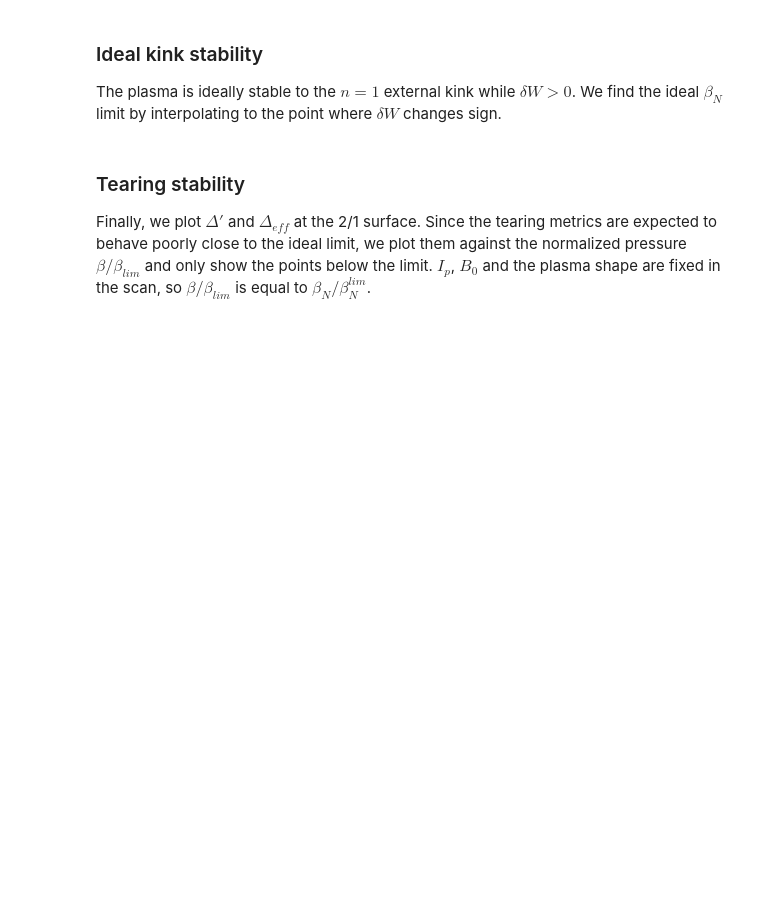
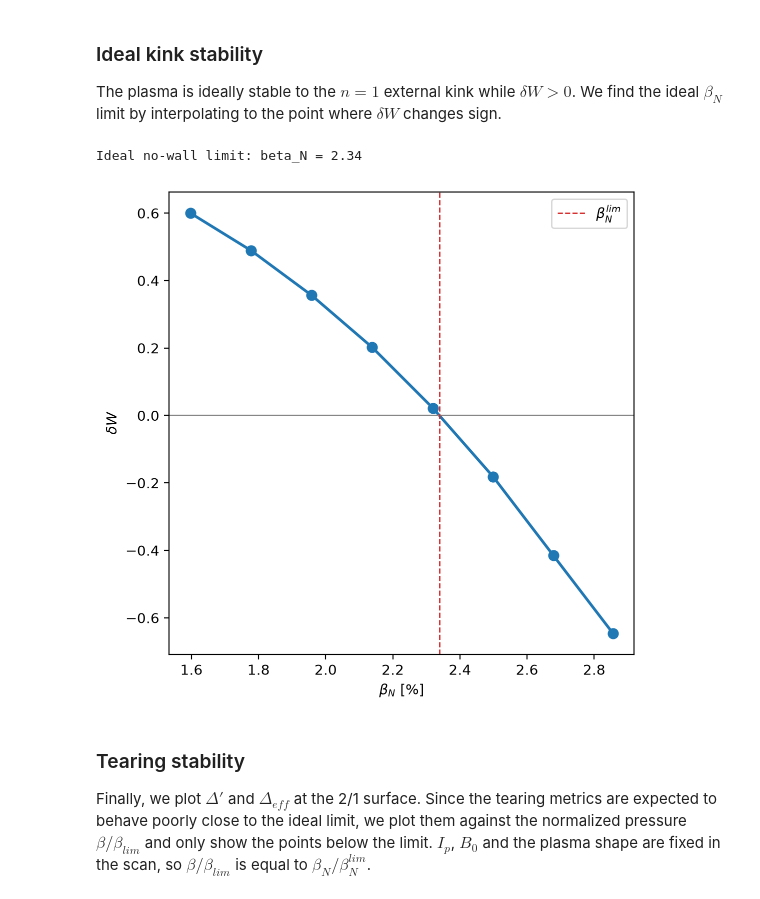
Before and after one commit to Next-Step-Fusion/plasma-limits, a Jupyter notebook: examples/GPEC_Coupling/kink_tearing_stability.ipynb, the cells around one changed output. Drawn from its saved outputs; the diff is of its cells as text; code cells hidden in the pictures; blank space fills up the shorter version.

```diff
--- a/examples/GPEC_Coupling/kink_tearing_stability.ipynb
+++ b/examples/GPEC_Coupling/kink_tearing_stability.ipynb
@@ -246,15 +314,18 @@ We now loop over a range of pressure fractions. The first point takes a few minu
 # %%
+def run_scan(fractions, wall=None, scan_name='nowall'):
+    scan_results = []
+    for fraction in fractions:
+        try:
+            scan_results.append(evaluate_point(fraction, wall, scan_name))
+        except Exception as exc:
+            print('Skipping fraction = {0:.2f}: {1}'.format(fraction, exc))
+    if not scan_results:
+        raise RuntimeError('All points in the pressure scan failed, check the messages above for the TokaMaker or GPEC error.')
+
+    results = pd.DataFrame(scan_results).sort_values('beta_n').reset_index(drop=True)
+    results['delta_eff'] = results['delta_prime'] - results['delta_crit']
+    return results
+
 fractions = np.linspace(1.0, 1.8, 8)
-
-scan_results = []
-for fraction in fractions:
-    try:
-        scan_results.append(evaluate_point(fraction))
-    except Exception as exc:
-        print('Skipping fraction = {0:.2f}: {1}'.format(fraction, exc))
-if not scan_results:
-    raise RuntimeError('All points in the pressure scan failed, check the messages above for the TokaMaker or GPEC error.')
-
-results = pd.DataFrame(scan_results)
-results['delta_eff'] = results['delta_prime'] - results['delta_crit']
+results = run_scan(fractions)
 results
@@ -263,24 +476,29 @@ results
 
 The plasma is ideally stable to the $n=1$ external kink while $\delta W > 0$. We find the ideal $\beta_N$ limit by interpolating to the point where $\delta W$ changes sign.
 # %%
-results = results.sort_values('beta_n').reset_index(drop=True)
-beta_n, dW = results['beta_n'].to_numpy(), results['dW'].to_numpy()
+def find_beta_limit(results):
+    beta_n, dW = results['beta_n'].to_numpy(), results['dW'].to_numpy()
+    sign_change = np.where(np.diff(np.sign(dW)) != 0)[0]
+    if sign_change.size == 0:
+        return None
+    i = sign_change[0]
+    return beta_n[i] - dW[i]*(beta_n[i+1]-beta_n[i])/(dW[i+1]-dW[i])
 
-beta_limit = None
-sign_change = np.where(np.diff(np.sign(dW)) != 0)[0]
-if sign_change.size > 0:
-    i = sign_change[0]
-    beta_limit = beta_n[i] - dW[i]*(beta_n[i+1]-beta_n[i])/(dW[i+1]-dW[i])
+beta_limit = find_beta_limit(results)
+if beta_limit is not None:
     print('Ideal no-wall limit: beta_N = {0:.2f}'.format(beta_limit))
 
 fig, ax = plt.subplots(1,1)
-ax.plot(beta_n, dW, 'o-')
+ax.plot(results['beta_n'], results['dW'], 'o-')
 ax.axhline(0.0, color='gray', linewidth=0.8)
 if beta_limit is not None:
     ax.axvline(beta_limit, color='tab:red', linestyle='--', linewidth=1.0, label=r'$\beta_N^{lim}$')
     ax.legend()
 ax.set_xlabel(r'$\beta_N$ [%]')
 _ = ax.set_ylabel(r'$\delta W$')
+# %% [output]
+Ideal no-wall limit: beta_N = 2.34
+[figure, added]
 # %% [markdown]
 ### Tearing stability
 
```
Also changed, not shown: parts of 21 cells of this notebook, 1 other file.
